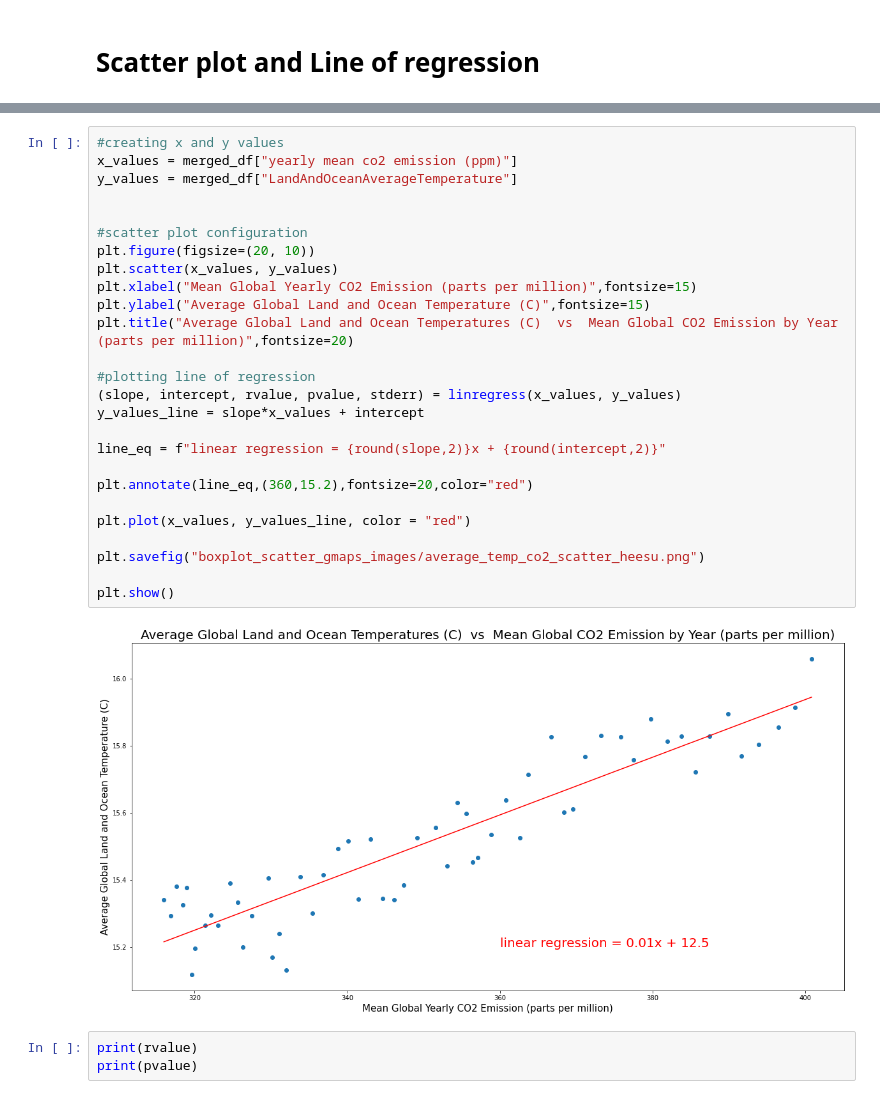
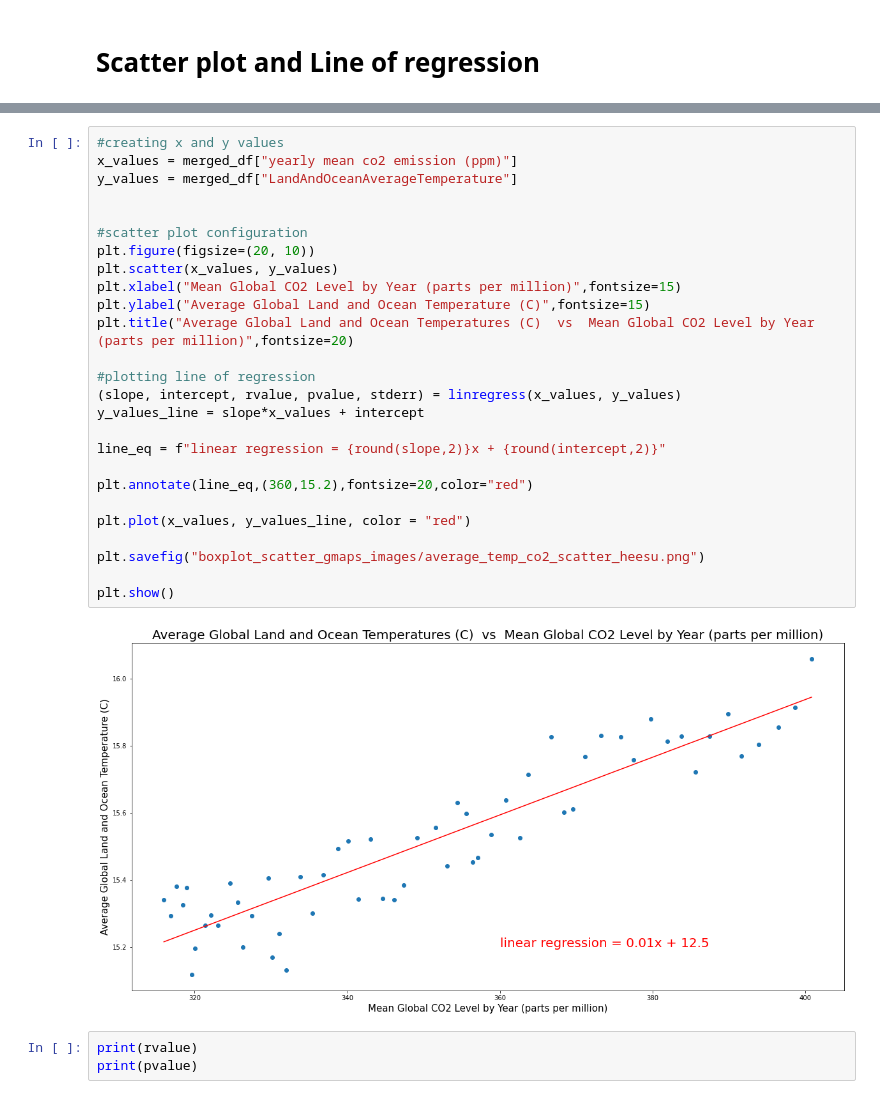
Before and after one commit to Heesu-H/project_1, a Jupyter notebook: Final_Global_AveTemps_ScatterPlot_heesu.ipynb, the cells around one changed output, grey strips where cells are left out. Cells and saved outputs as stored; diff of their text form.

```diff
--- a/Final_Global_AveTemps_ScatterPlot_heesu.ipynb
+++ b/Final_Global_AveTemps_ScatterPlot_heesu.ipynb
@@ -208,31 +234,31 @@ merged_df
 # %%
 #creating x and y values
 x_values = merged_df["yearly mean co2 emission (ppm)"]
 y_values = merged_df["LandAndOceanAverageTemperature"]
 
 
 #scatter plot configuration
 plt.figure(figsize=(20, 10))
 plt.scatter(x_values, y_values)
-plt.xlabel("Mean Global Yearly CO2 Emission (parts per million)",fontsize=15)
+plt.xlabel("Mean Global CO2 Level by Year (parts per million)",fontsize=15)
 plt.ylabel("Average Global Land and Ocean Temperature (C)",fontsize=15)
-plt.title("Average Global Land and Ocean Temperatures (C)  vs  Mean Global CO2 Emission by Year (parts per million)",fontsize=20)
+plt.title("Average Global Land and Ocean Temperatures (C)  vs  Mean Global CO2 Level by Year (parts per million)",fontsize=20)
 
 #plotting line of regression
 (slope, intercept, rvalue, pvalue, stderr) = linregress(x_values, y_values)
 y_values_line = slope*x_values + intercept
 
 line_eq = f"linear regression = {round(slope,2)}x + {round(intercept,2)}"
 
 plt.annotate(line_eq,(360,15.2),fontsize=20,color="red")
 
 plt.plot(x_values, y_values_line, color = "red")
 
 plt.savefig("boxplot_scatter_gmaps_images/average_temp_co2_scatter_heesu.png")
 
 plt.show()
 # %% [output]
-[figure, old version]
+[figure, new version]
 # %%
 print(rvalue)
 print(pvalue)
```
Also changed, not shown: parts of 2 cells of this notebook, 3 other files.
